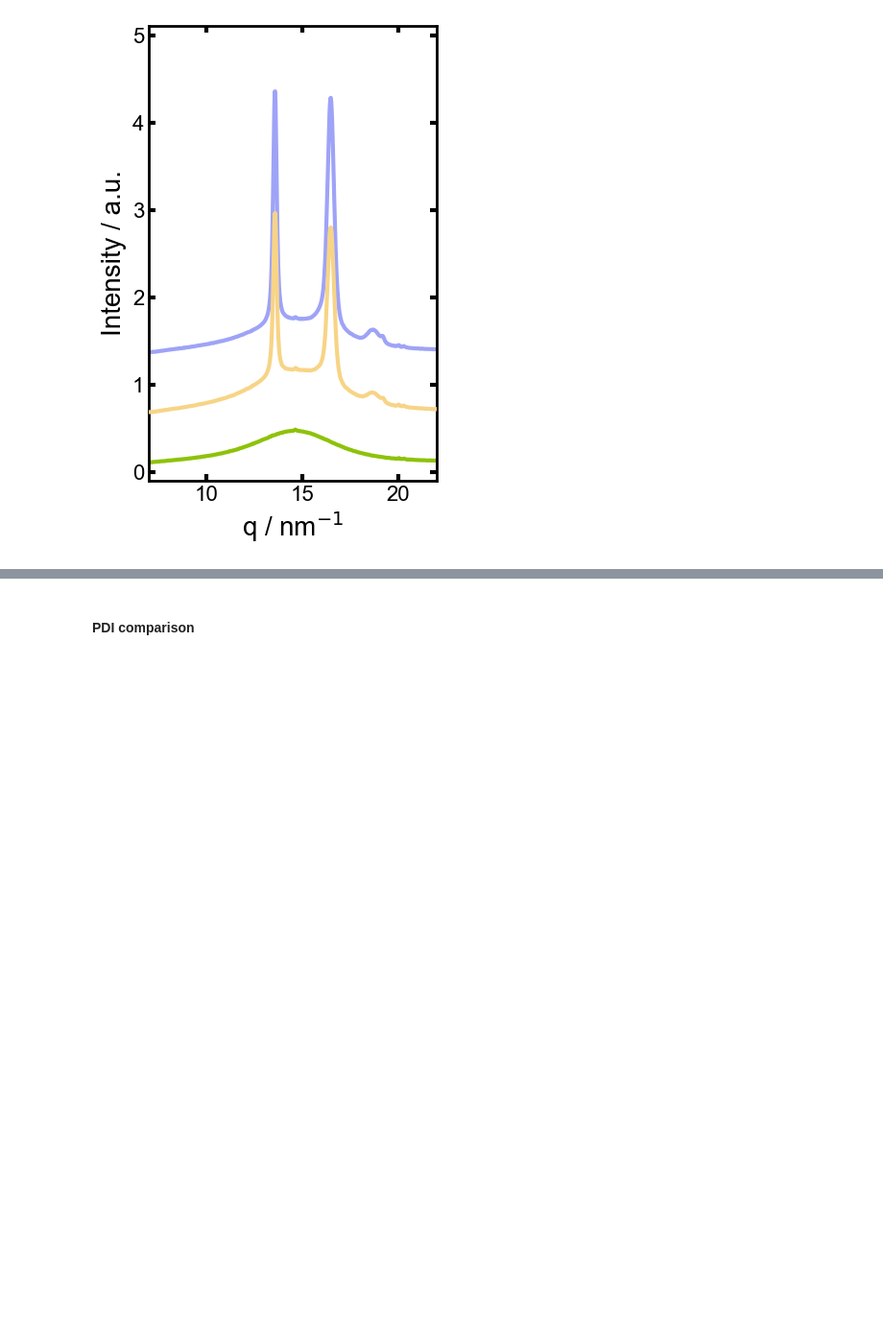
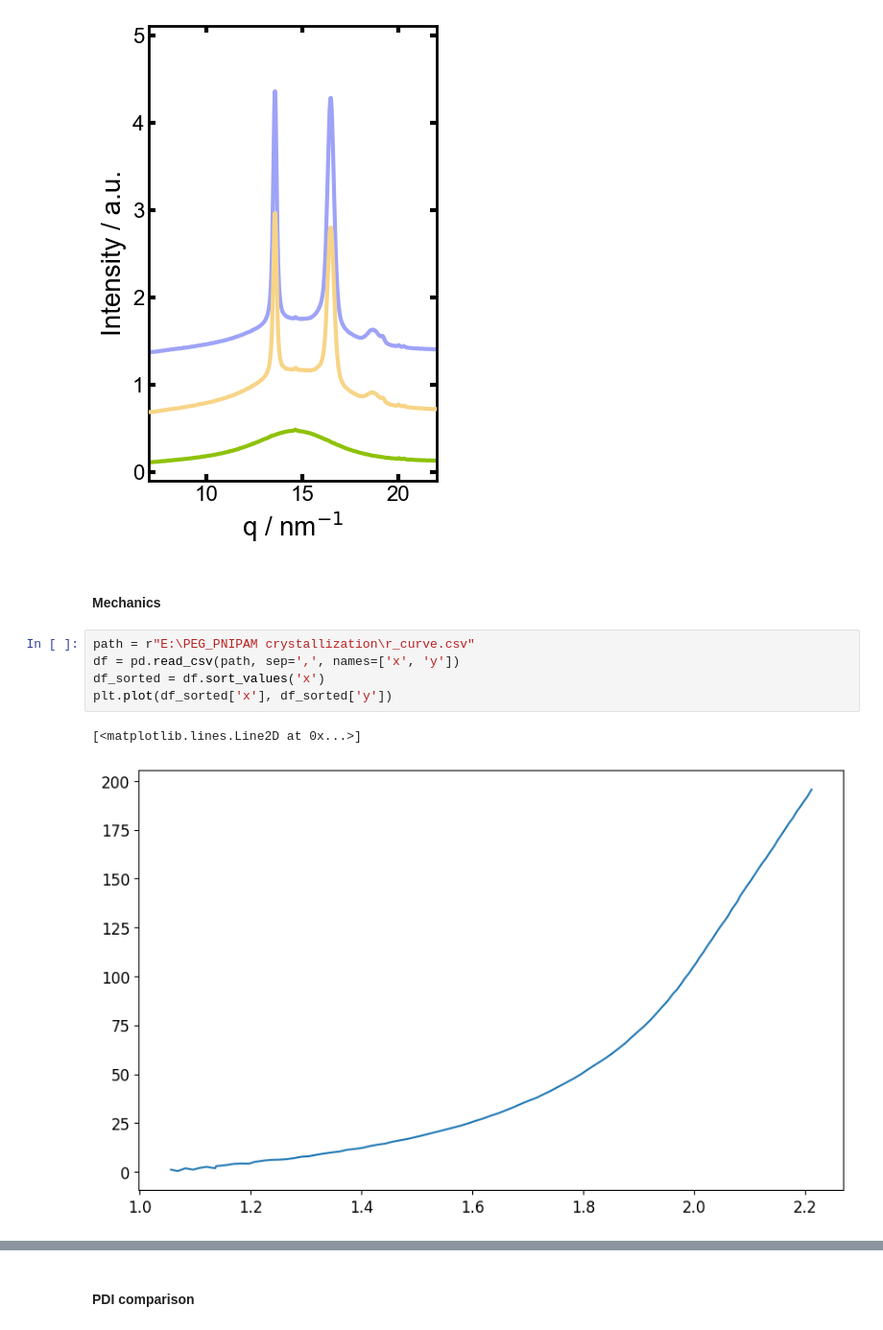
Before and after one commit to Akmalumarov/X_Ray_Scattering_Analysis, a Jupyter notebook: projects/Brushes/PEG_PNIPAM_crystallization/PEG_PNIPAM_cryst.ipynb, the cells around one changed output, grey strips where cells are left out. Shown at 96% size. Drawn from its saved outputs; the diff is of its cells as text; blank space fills up the shorter version.

```diff
--- a/projects/Brushes/PEG_PNIPAM_crystallization/PEG_PNIPAM_cryst.ipynb
+++ b/projects/Brushes/PEG_PNIPAM_crystallization/PEG_PNIPAM_cryst.ipynb
@@ -825,3 +824,13 @@ ax.ticklabel_format(axis='y', style='sci', scilimits=(0,0))
 plt.savefig(r'E:\PEG_PNIPAM crystallization\Figures\Fig_Cryst_с.png', dpi=300, bbox_inches='tight', transparent=True)
 # %% [output]
 [figure]
+# %% [markdown]
+#### Mechanics
+# %%
+path = r"E:\PEG_PNIPAM crystallization\r_curve.csv"
+df = pd.read_csv(path, sep=',', names=['x', 'y'])
+df_sorted = df.sort_values('x')
+plt.plot(df_sorted['x'], df_sorted['y'])
+# %% [output]
+[<matplotlib.lines.Line2D at 0x...>]
+[figure, added]
```
Also changed, not shown: parts of 6 cells of this notebook, 5 other files.
